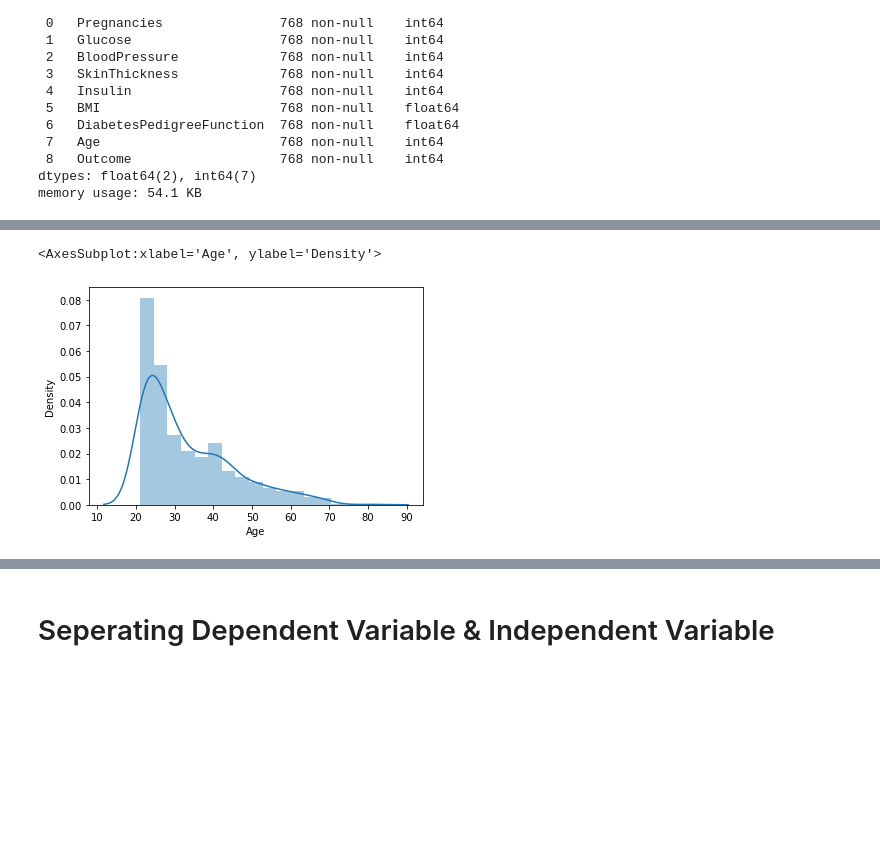
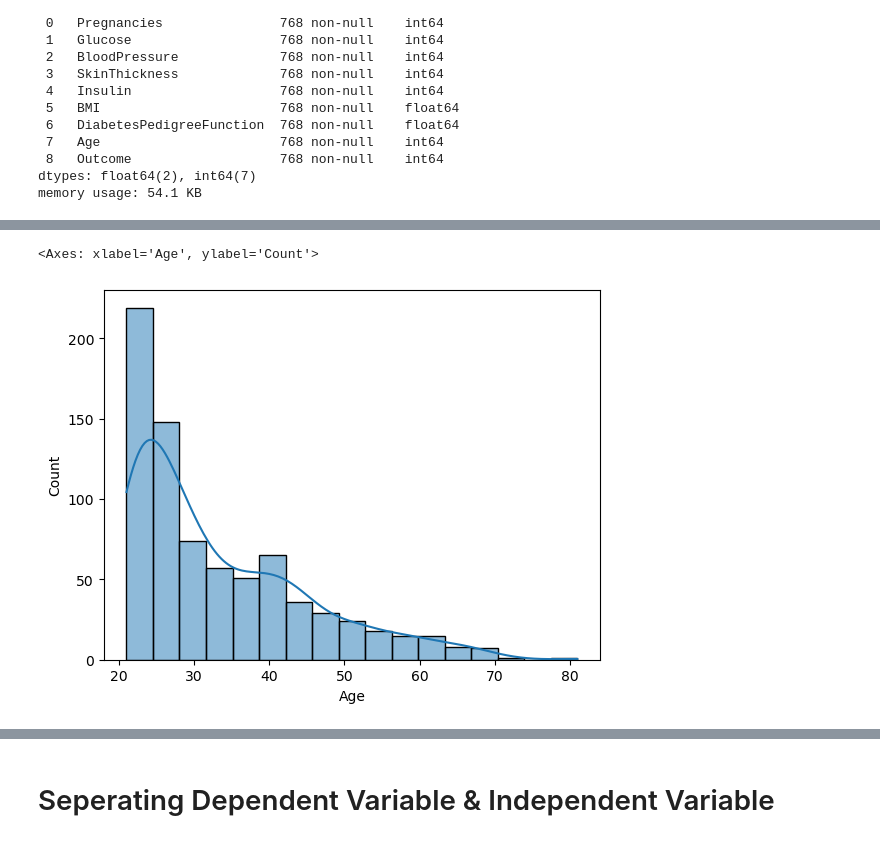
Before and after one commit to RajanKumarYadav/PredictionToProduction, a Jupyter notebook: Logistic Regression in Python.ipynb, the cells around one changed output, grey strips where cells are left out. Saved outputs shown, nothing was run; the diff lists cells and outputs as text; code cells hidden in the pictures; blank space fills up the shorter version.

```diff
--- a/Logistic Regression in Python.ipynb
+++ b/Logistic Regression in Python.ipynb
@@ -50,8 +50,8 @@ sns.countplot(x='Outcome',data=df)
 # %%
-sns.distplot(df['Age'].dropna(),kde=True)
+sns.histplot(df['Age'].dropna(),kde=True)
 # %% [output]
-<AxesSubplot:xlabel='Age', ylabel='Density'>
+<Axes: xlabel='Age', ylabel='Count'>
-[figure, old version]
+[figure, new version]
 # %%
 df.corr()
 # %% [output]
```
Also changed, not shown: parts of 11 cells of this notebook, 2 other files.
